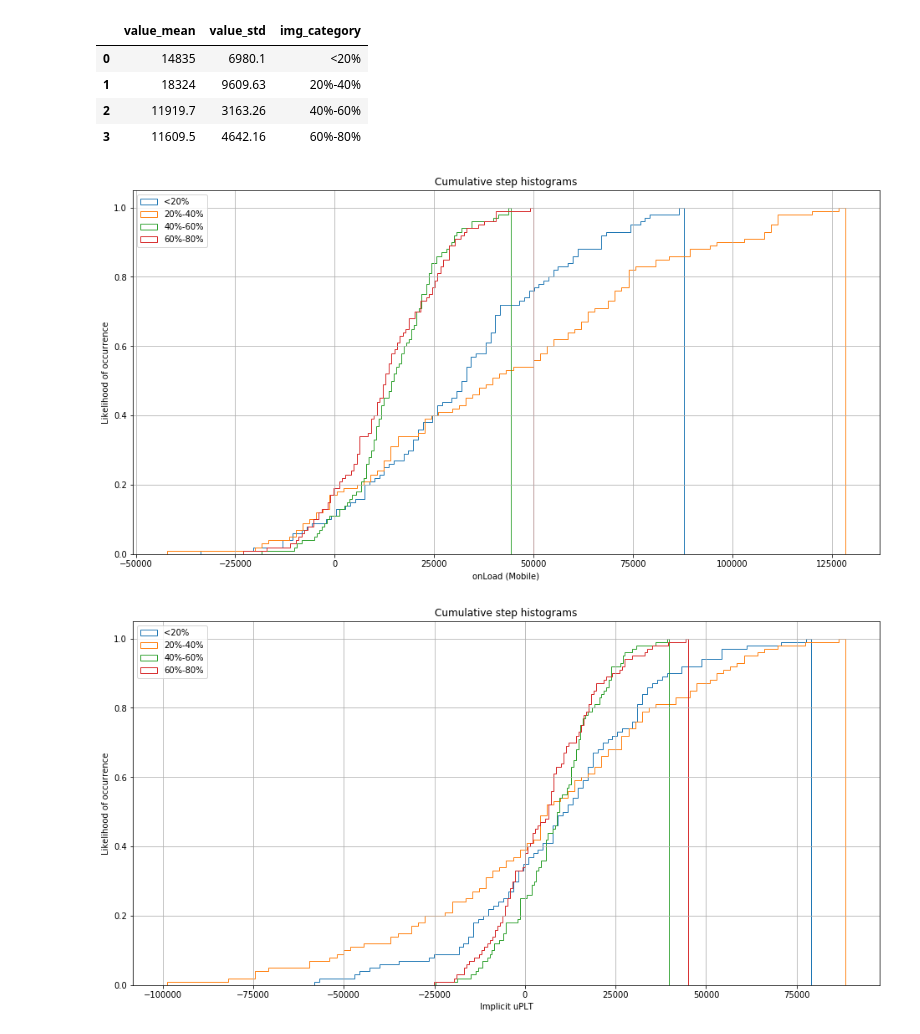
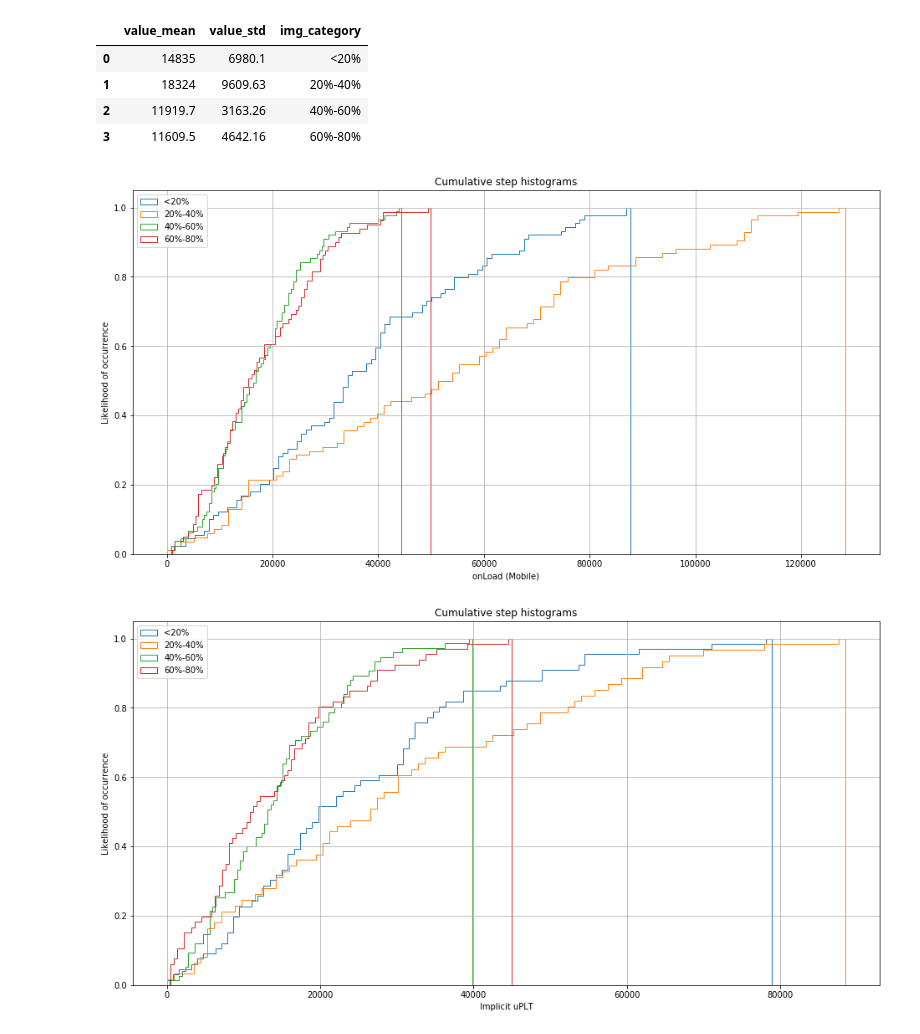
Before and after one commit to agarwal1510/webgaze-523, a Jupyter notebook: Image_Heavy_Category.ipynb, the cells around one changed output. Saved outputs shown, nothing was run; the diff lists cells and outputs as text; code cells hidden in the pictures.

```diff
--- a/Image_Heavy_Category.ipynb
+++ b/Image_Heavy_Category.ipynb
@@ -158,40 +158,45 @@ for index,row in df_mobile_new.iterrows():
     if not math.isnan(row['value_std']):
         x = np.random.normal(row['value_mean'], row['value_std'], size=100)
         n, bins, patches = ax.hist(x, n_bins, normed=1, histtype='step',
-                           cumulative=True, label=row['img_category'])
+                           cumulative=True, label=row['img_category'], range=(0, x.max()))
+        #y = mlab.normpdf(bins, row['value_mean'], row['value_std']).cumsum()
+        #y /= y[-1]
+        #ax.plot(bins, y, 'k--', linewidth=1.5, label='Theoretical')
+
+
 
 for index,row in df_implicit_new.iterrows():
     if not math.isnan(row['value_std']):
         x2 = np.random.normal(row['value_mean'], row['value_std'], size=100)
         n2, bins2, patches2 = ax2.hist(x2, n_bins, normed=1, histtype='step',
-                           cumulative=True, label=row['img_category'])
+                           cumulative=True, label=row['img_category'], range=(0, x2.max()))
 
 for index,row in df_median_new.iterrows():
     if not math.isnan(row['value_std']):
         x3 = np.random.normal(row['value_mean'], row['value_std'], size=100)
         n3, bins3, patches3 = ax3.hist(x3, n_bins, normed=1, histtype='step',
-                           cumulative=True, label=row['img_category'])
+                           cumulative=True, label=row['img_category'], range=(0, x3.max()))
 
 
 ax.grid(True)
 ax.legend(loc='upper left')
 ax.set_title('Cumulative step histograms')
 ax.set_xlabel('onLoad (Mobile)')
 ax.set_ylabel('Likelihood of occurrence')
 
 ax2.grid(True)
 ax2.legend(loc='upper left')
 ax2.set_title('Cumulative step histograms')
 ax2.set_xlabel('Implicit uPLT')
 ax2.set_ylabel('Likelihood of occurrence')
 
 ax3.grid(True)
 ax3.legend(loc='upper left')
 ax3.set_title('Cumulative step histograms')
 ax3.set_xlabel('Median uPLT')
 ax3.set_ylabel('Likelihood of occurrence')
 
 plt.show()
 # %% [output]
-[figure, old version]
+[figure, new version]
-[figure, old version]
+[figure, new version]
```
Also changed, not shown: parts of 1 cell of this notebook, 2 other files.
